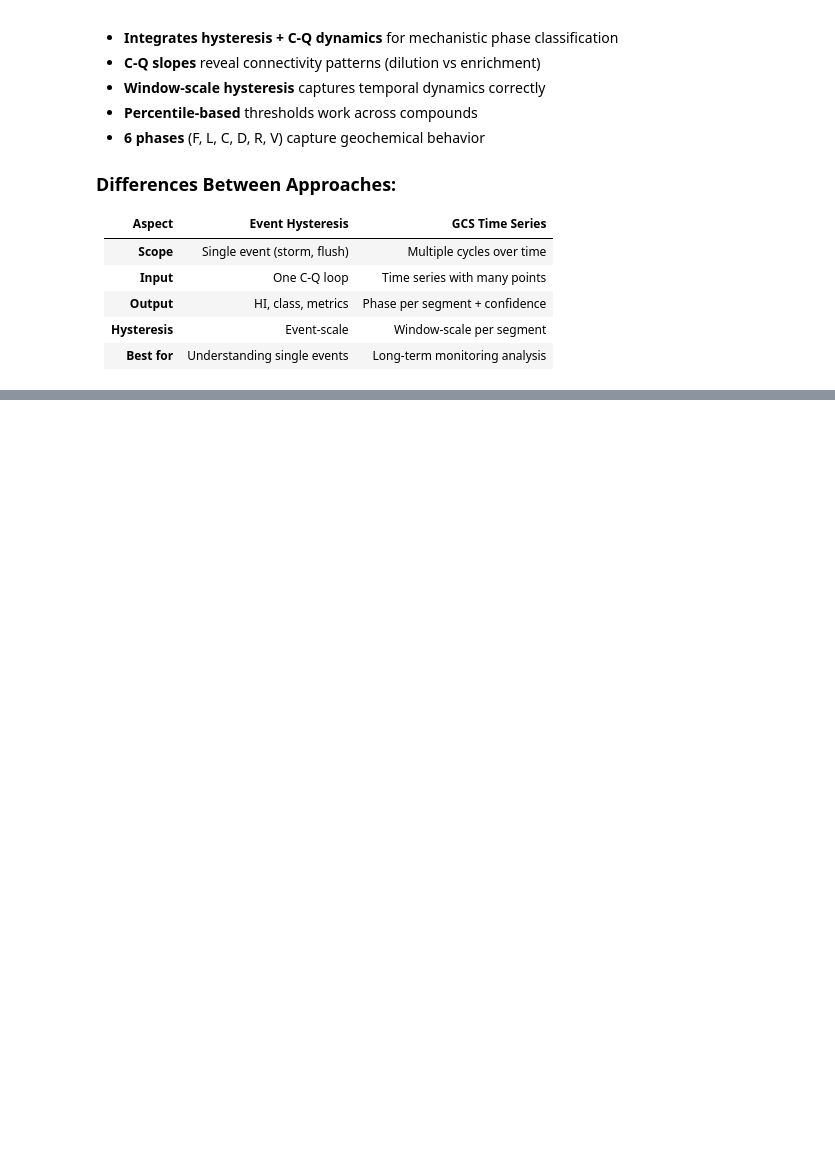
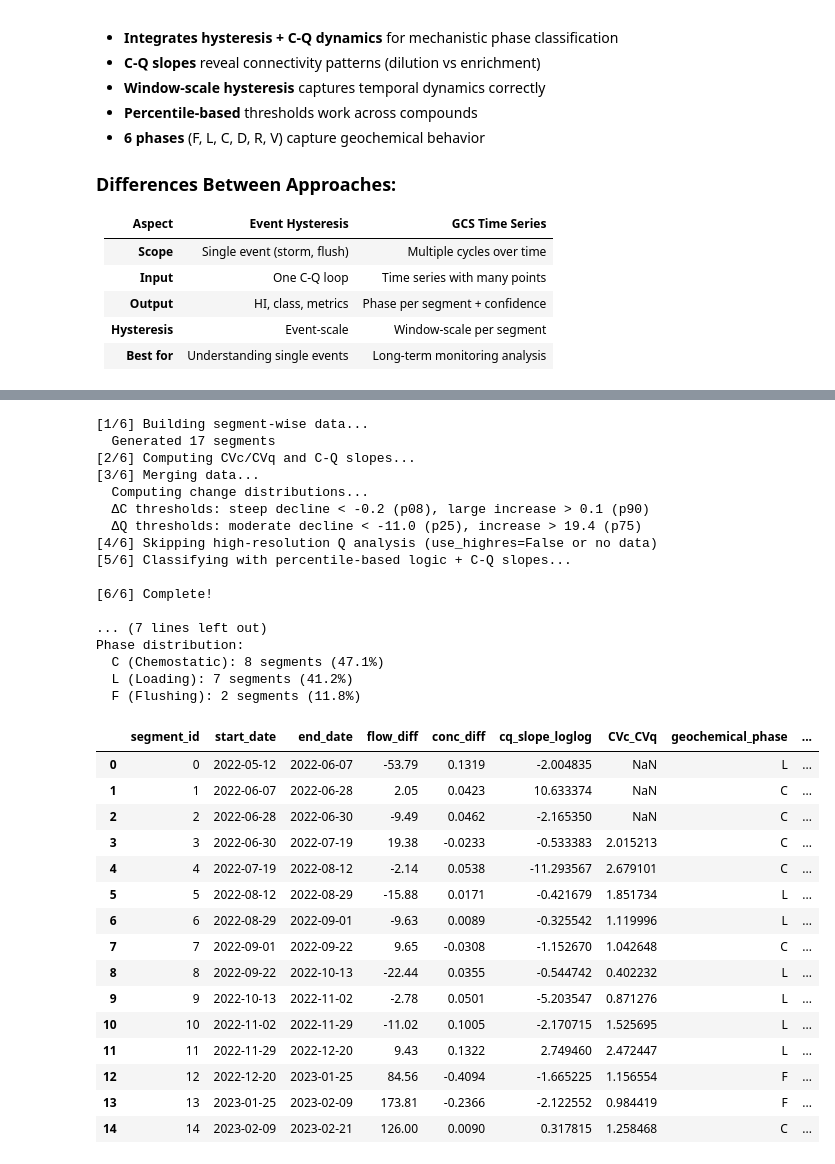
Before and after one commit to cojacoo/HyGCS, a Jupyter notebook: examples/demo_gcs_core_function.ipynb, the cells around one changed output, grey strips where cells are left out. Saved outputs shown, nothing was run; the diff lists cells and outputs as text; code cells hidden in the pictures; blank space fills up the shorter version.

Commit message:
demo checked, package loading relative

```diff
--- a/examples/demo_gcs_core_function.ipynb
+++ b/examples/demo_gcs_core_function.ipynb
@@ -431,0 +645,58 @@ The **Hydro-Geochemical Classification Suite (HyGCS)** integrates hysteresis ana
+# %%
+# Run GCS v5.0 classification (without high-resolution flow data)
+classified = gcs.classify_geochemical_phase(
+    pcd,
+    sites=['B3'],
+    flow_highres=None,  # No high-res Q data for this demo
+    ccol='Cd_mgL',
+    qcol='Q_mLs',
+    use_highres=False
+)
+
+print(f" Classification complete!")
+print(f" Total segments: {len(classified)}")
+print(f"\nPhase distribution:")
+phase_counts = classified['geochemical_phase'].value_counts()
+for phase, count in phase_counts.items():
+    pct = count / len(classified) * 100
+    phase_name = gcs.phase_names.get(phase, phase)
+    print(f"  {phase} ({phase_name}): {count} segments ({pct:.1f}%)")
+
+# Show key columns
+display(classified[['segment_id', 'start_date', 'end_date', 'flow_diff', 'conc_diff',
+                     'cq_slope_loglog', 'CVc_CVq', 'geochemical_phase',
+                     'phase_confidence']].head(15))
+# %% [output]
+[1/6] Building segment-wise data...
+  Generated 17 segments
+[2/6] Computing CVc/CVq and C-Q slopes...
+[3/6] Merging data...
+  Computing change distributions...
+  ΔC thresholds: steep decline < -0.2 (p08), large increase > 0.1 (p90)
+  ΔQ thresholds: moderate decline < -11.0 (p25), increase > 19.4 (p75)
+[4/6] Skipping high-resolution Q analysis (use_highres=False or no data)
+[5/6] Classifying with percentile-based logic + C-Q slopes...
+
+[6/6] Complete!
+
+... (7 lines left out)
+Phase distribution:
+  C (Chemostatic): 8 segments (47.1%)
+  L (Loading): 7 segments (41.2%)
+  F (Flushing): 2 segments (11.8%)
+|  | segment_id | start_date | end_date | flow_diff | conc_diff | cq_slope_loglog | CVc_CVq | geochemical_phase | ... |
+| 0 | 0 | 2022-05-12 | 2022-06-07 | -53.79 | 0.1319 | -2.004835 | NaN | L | ... |
+| 1 | 1 | 2022-06-07 | 2022-06-28 | 2.05 | 0.0423 | 10.633374 | NaN | C | ... |
+| 2 | 2 | 2022-06-28 | 2022-06-30 | -9.49 | 0.0462 | -2.165350 | NaN | C | ... |
+| 3 | 3 | 2022-06-30 | 2022-07-19 | 19.38 | -0.0233 | -0.533383 | 2.015213 | C | ... |
+| 4 | 4 | 2022-07-19 | 2022-08-12 | -2.14 | 0.0538 | -11.293567 | 2.679101 | C | ... |
+| 5 | 5 | 2022-08-12 | 2022-08-29 | -15.88 | 0.0171 | -0.421679 | 1.851734 | L | ... |
+| 6 | 6 | 2022-08-29 | 2022-09-01 | -9.63 | 0.0089 | -0.325542 | 1.119996 | L | ... |
+| 7 | 7 | 2022-09-01 | 2022-09-22 | 9.65 | -0.0308 | -1.152670 | 1.042648 | C | ... |
+| 8 | 8 | 2022-09-22 | 2022-10-13 | -22.44 | 0.0355 | -0.544742 | 0.402232 | L | ... |
+| 9 | 9 | 2022-10-13 | 2022-11-02 | -2.78 | 0.0501 | -5.203547 | 0.871276 | L | ... |
+| 10 | 10 | 2022-11-02 | 2022-11-29 | -11.02 | 0.1005 | -2.170715 | 1.525695 | L | ... |
+| 11 | 11 | 2022-11-29 | 2022-12-20 | 9.43 | 0.1322 | 2.749460 | 2.472447 | L | ... |
+| 12 | 12 | 2022-12-20 | 2023-01-25 | 84.56 | -0.4094 | -1.665225 | 1.156554 | F | ... |
+| 13 | 13 | 2023-01-25 | 2023-02-09 | 173.81 | -0.2366 | -2.122552 | 0.984419 | F | ... |
+| 14 | 14 | 2023-02-09 | 2023-02-21 | 126.00 | 0.0090 | 0.317815 | 1.258468 | C | ... |
```
Also changed, not shown: parts of 24 cells of this notebook, 11 other files.
